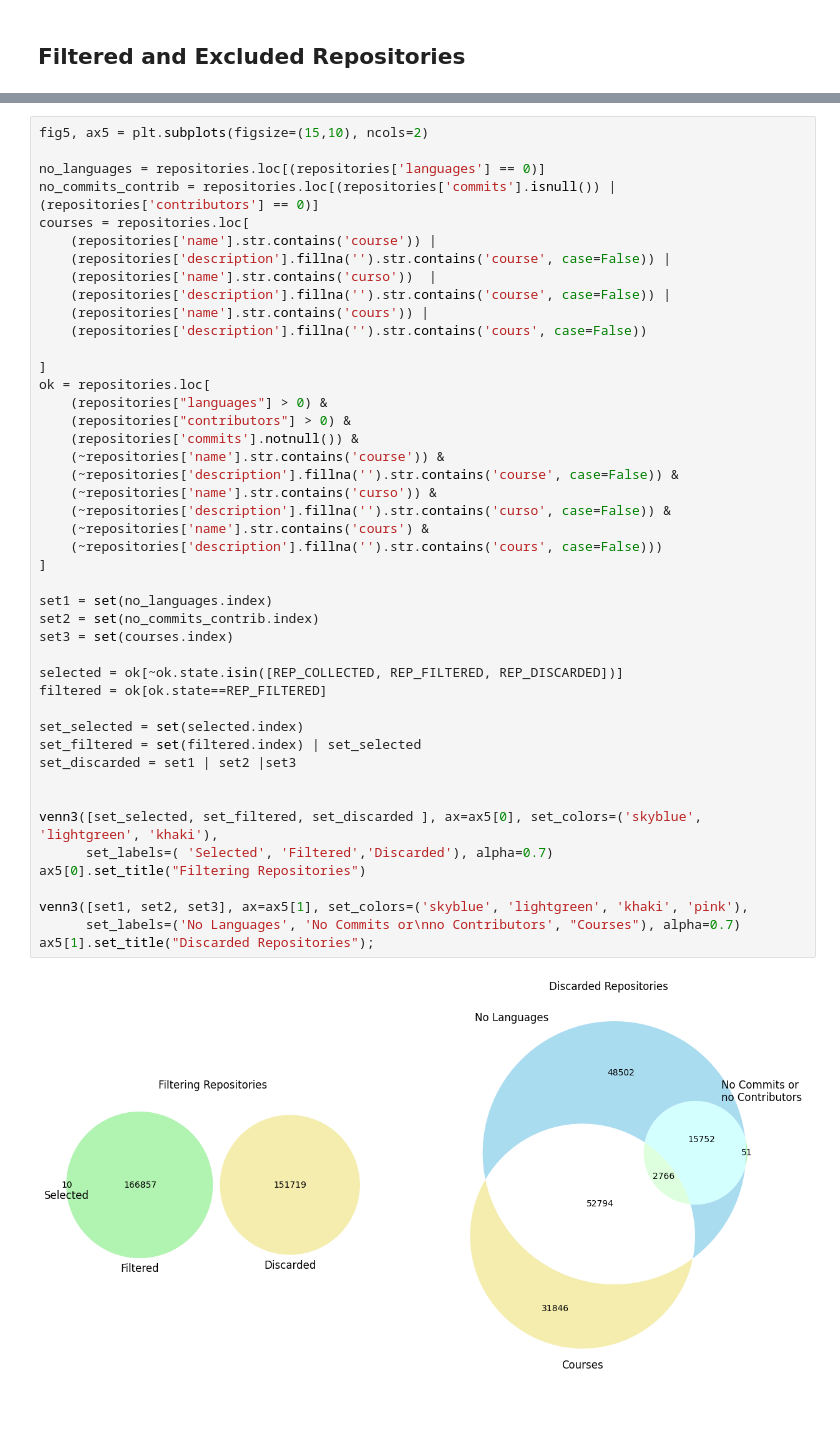
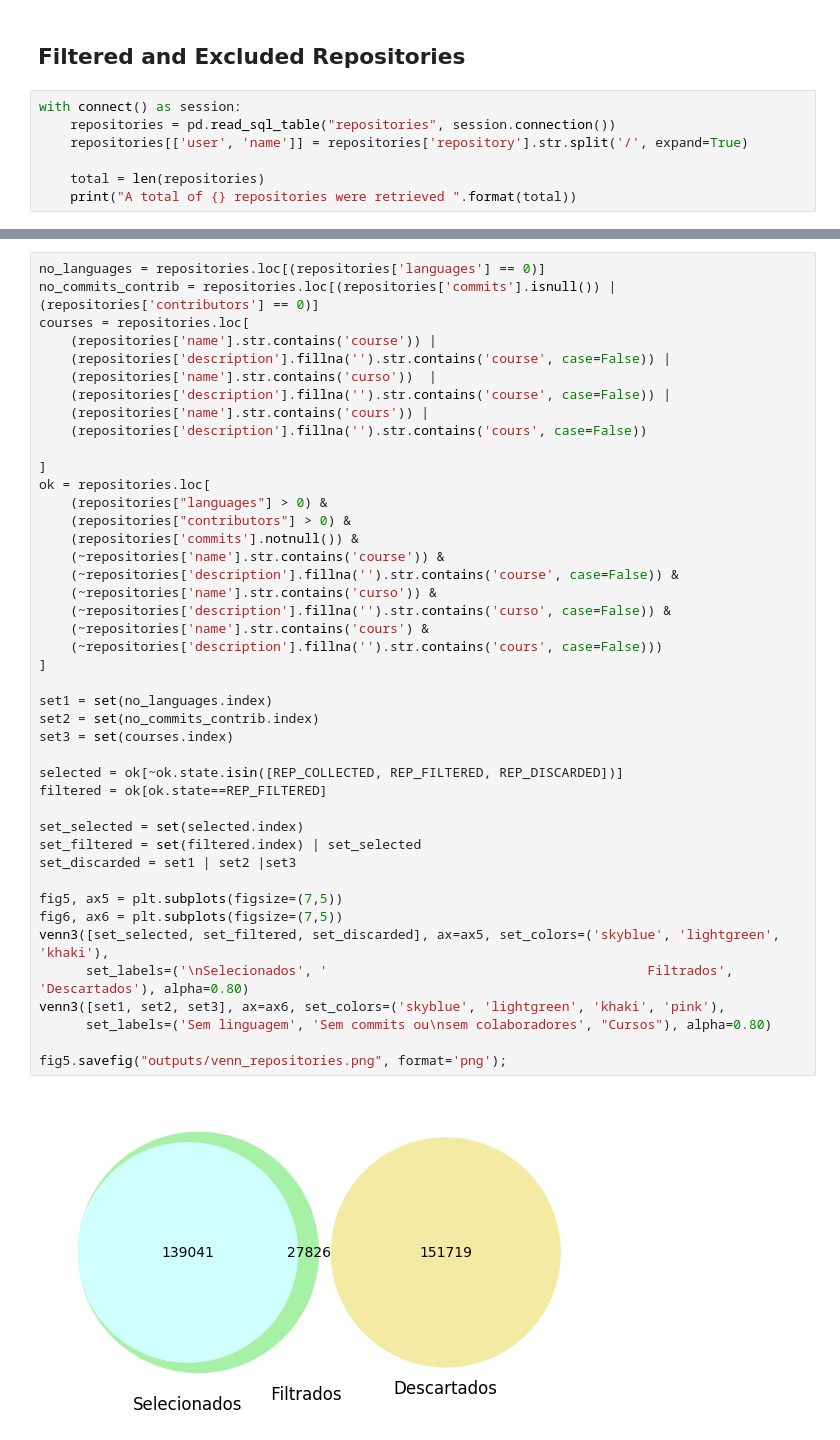
Before and after one commit to dew-uff/dsmining, a Jupyter notebook: src/analyzes/a1_collected.ipynb, the cells around one changed output, grey strips where cells are left out. Cells and saved outputs as stored; diff of their text form; blank space fills up the shorter version.

```diff
--- a/src/analyzes/a1_collected.ipynb
+++ b/src/analyzes/a1_collected.ipynb
@@ -152,3 +152,10 @@ ax4[1].set_title("Number of Repository with Course in the Name/Description\n by
 [figure]
 # %% [markdown]
 ## Filtered and Excluded Repositories
+# %%
+with connect() as session:
+    repositories = pd.read_sql_table("repositories", session.connection())
+    repositories[['user', 'name']] = repositories['repository'].str.split('/', expand=True)
+
+    total = len(repositories)
+    print("A total of {} repositories were retrieved ".format(total))
@@ -155,6 +179,4 @@ ax4[1].set_title("Number of Repository with Course in the Name/Description\n by
 # %%
-fig5, ax5 = plt.subplots(figsize=(15,10), ncols=2)
-
 no_languages = repositories.loc[(repositories['languages'] == 0)]
 no_commits_contrib = repositories.loc[(repositories['commits'].isnull()) | (repositories['contributors'] == 0)]
 courses = repositories.loc[
@@ -164,38 +186,38 @@ courses = repositories.loc[
     (repositories['description'].fillna('').str.contains('course', case=False)) |
     (repositories['name'].str.contains('cours')) |
     (repositories['description'].fillna('').str.contains('cours', case=False))
 
 ]
 ok = repositories.loc[
     (repositories["languages"] > 0) &
     (repositories["contributors"] > 0) &
     (repositories['commits'].notnull()) &
     (~repositories['name'].str.contains('course')) &
     (~repositories['description'].fillna('').str.contains('course', case=False)) &
     (~repositories['name'].str.contains('curso')) &
     (~repositories['description'].fillna('').str.contains('curso', case=False)) &
     (~repositories['name'].str.contains('cours') &
     (~repositories['description'].fillna('').str.contains('cours', case=False)))
 ]
 
 set1 = set(no_languages.index)
 set2 = set(no_commits_contrib.index)
 set3 = set(courses.index)
 
 selected = ok[~ok.state.isin([REP_COLLECTED, REP_FILTERED, REP_DISCARDED])]
 filtered = ok[ok.state==REP_FILTERED]
 
 set_selected = set(selected.index)
 set_filtered = set(filtered.index) | set_selected
 set_discarded = set1 | set2 |set3
 
+fig5, ax5 = plt.subplots(figsize=(7,5))
+fig6, ax6 = plt.subplots(figsize=(7,5))
+venn3([set_selected, set_filtered, set_discarded], ax=ax5, set_colors=('skyblue', 'lightgreen', 'khaki'),
+      set_labels=('\nSelecionados', '                                         Filtrados', 'Descartados'), alpha=0.80)
+venn3([set1, set2, set3], ax=ax6, set_colors=('skyblue', 'lightgreen', 'khaki', 'pink'),
+      set_labels=('Sem linguagem', 'Sem commits ou\nsem colaboradores', "Cursos"), alpha=0.80)
 
-venn3([set_selected, set_filtered, set_discarded ], ax=ax5[0], set_colors=('skyblue', 'lightgreen', 'khaki'),
-      set_labels=( 'Selected', 'Filtered','Discarded'), alpha=0.7)
-ax5[0].set_title("Filtering Repositories")
-
-venn3([set1, set2, set3], ax=ax5[1], set_colors=('skyblue', 'lightgreen', 'khaki', 'pink'),
-      set_labels=('No Languages', 'No Commits or\nno Contributors', "Courses"), alpha=0.7)
-ax5[1].set_title("Discarded Repositories");
+fig5.savefig("outputs/venn_repositories.png", format='png');
 # %% [output]
-[figure, old version]
+[figure, new version]
```
Also changed, not shown: parts of 7 cells of this notebook, 3 other files.
